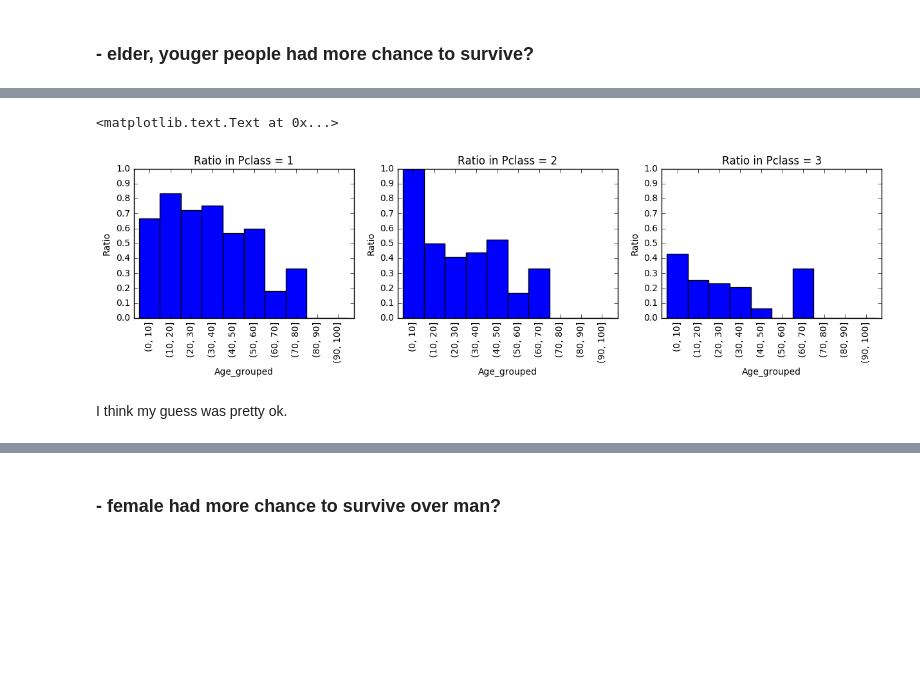
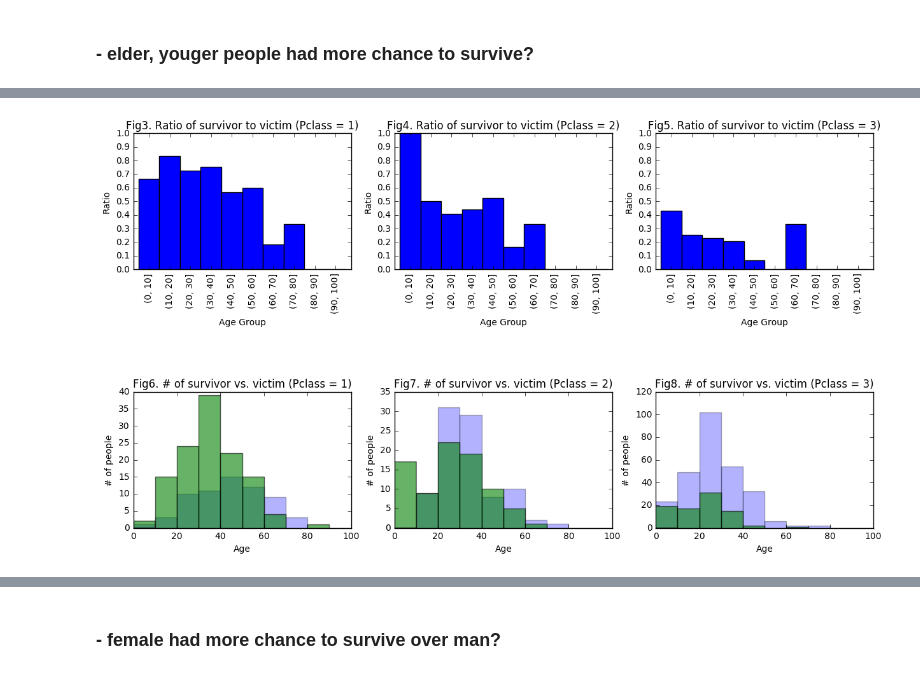
Before and after one commit to deep-diver/Data-Analysis-on-Titanic, a Jupyter notebook: titanic-analysis.ipynb, the cells around one changed output, grey strips where cells are left out. Cells and saved outputs as stored; diff of their text form; code cells hidden in the pictures; blank space fills up the shorter version.

```diff
--- a/titanic-analysis.ipynb
+++ b/titanic-analysis.ipynb
@@ -83,21 +83,22 @@ for key, value in groups:
     value = value.dropna()
 
     if key==0:
-        value.plot.hist(label='Not Survived', alpha=.3, ax=ax[0], bins=total_bin, range=(0, 100))
+        value.plot.hist(label='Victim', alpha=.3, ax=ax[0], bins=total_bin, range=(0, 100))
     else:
         value.plot.hist(label='Survived', alpha=.6, ax=ax[0], bins=total_bin, range=(0, 100))
 
-ax[0].set_title('# of survivor  vs.  victim in age')
+ax[0].set_title('Fig1. # of survivor vs. victim in age')
 ax[0].set_ylabel('# of people')
+ax[0].set_xlabel('Age')
 ax[0].legend()
 
 titanic_df["Age_grouped"] = pd.cut(titanic_df["Age"], range(0, 105, 10)).dropna()
 titanic_df.groupby("Age_grouped")["Survived"].mean().plot.bar(ax=ax[1], width=1.0)
 
-ax[1].set_title('Ratio of # of survivor to # of victim in age')
+ax[1].set_title('Fig2. Ratio of survivor to victim in age')
 ax[1].set_yticks(np.arange(0, 1.1, 0.1))
 ax[1].set_ylabel('Ratio')
+ax[1].set_xlabel('Age Groups')
 
-fig.subplots_adjust(right=1)
 plt.show()
 # %% [output]
@@ -114,31 +114,61 @@ I am curious if this trend is consistent for each class anyway, so...
 # %%
 groups = titanic_df.groupby(["Survived", "Pclass"])["Age"]
-fig, ax = plt.subplots(1, 3, figsize=(15, 3))
+fig, ax = plt.subplots(2, 3, figsize=(15, 8))
 
 titanic_df["Age_grouped"] = pd.cut(titanic_df["Age"], range(0, 105, 10)).dropna()
 class1 = titanic_df[titanic_df["Pclass"] == 1].groupby("Age_grouped")["Survived"].mean()
 class2 = titanic_df[titanic_df["Pclass"] == 2].groupby("Age_grouped")["Survived"].mean()
 class3 = titanic_df[titanic_df["Pclass"] == 3].groupby("Age_grouped")["Survived"].mean()
 
-class1.plot.bar(ax=ax[0], width=1.0)
-class2.plot.bar(ax=ax[1], width=1.0)
-class3.plot.bar(ax=ax[2], width=1.0)
+class1.plot.bar(ax=ax[0][0], width=1.0)
+class2.plot.bar(ax=ax[0][1], width=1.0)
+class3.plot.bar(ax=ax[0][2], width=1.0)
 
-ax[0].set_title('Ratio in Pclass = 1')
-ax[1].set_title('Ratio in Pclass = 2')
-ax[2].set_title('Ratio in Pclass = 3')
+ax[0][0].set_title('Fig3. Ratio of survivor to victim (Pclass = 1)')
+ax[0][1].set_title('Fig4. Ratio of survivor to victim (Pclass = 2)')
+ax[0][2].set_title('Fig5. Ratio of survivor to victim (Pclass = 3)')
 
-ax[0].set_yticks(np.arange(0, 1.1, 0.1))
-ax[1].set_yticks(np.arange(0, 1.1, 0.1))
-ax[2].set_yticks(np.arange(0, 1.1, 0.1))
+ax[0][0].set_yticks(np.arange(0, 1.1, 0.1))
+ax[0][1].set_yticks(np.arange(0, 1.1, 0.1))
+ax[0][2].set_yticks(np.arange(0, 1.1, 0.1))
 
-ax[0].set_ylabel('Ratio')
-ax[1].set_ylabel('Ratio')
-ax[2].set_ylabel('Ratio')
+ax[0][0].set_xlabel('Age Group')
+ax[0][1].set_xlabel('Age Group')
+ax[0][2].set_xlabel('Age Group')
 
-# plt.show()
+ax[0][0].set_ylabel('Ratio')
+ax[0][1].set_ylabel('Ratio')
+ax[0][2].set_ylabel('Ratio')
+
+for key, value in groups:
+    # remove NA data from the graph
+    value = value.dropna()
+
+    if key==(0, 1):
+        value.plot.hist(label='Victim', alpha=.3, ax=ax[1][0], bins=total_bin, range=(0, 100))
+    elif key==(0, 2):
+        value.plot.hist(label='Victim', alpha=.3, ax=ax[1][1], bins=total_bin, range=(0, 100))
+    elif key==(0, 3):
+        value.plot.hist(label='Victim', alpha=.3, ax=ax[1][2], bins=total_bin, range=(0, 100))
+    elif key==(1, 1):
+        value.plot.hist(label='Survived', alpha=.6, ax=ax[1][0], bins=total_bin, range=(0, 100))
+    elif key==(1, 2):
+        value.plot.hist(label='Survived', alpha=.6, ax=ax[1][1], bins=total_bin, range=(0, 100))
+    elif key==(1, 3):
+        value.plot.hist(label='Survived', alpha=.6, ax=ax[1][2], bins=total_bin, range=(0, 100))
+
+ax[1][0].set_title('Fig6. # of survivor vs. victim (Pclass = 1)')
+ax[1][1].set_title('Fig7. # of survivor vs. victim (Pclass = 2)')
+ax[1][2].set_title('Fig8. # of survivor vs. victim (Pclass = 3)')
+
+ax[1][0].set_xlabel('Age')
+ax[1][1].set_xlabel('Age')
+ax[1][2].set_xlabel('Age')
+
+ax[1][0].set_ylabel('# of people')
+ax[1][1].set_ylabel('# of people')
+ax[1][2].set_ylabel('# of people')
+
+fig.subplots_adjust(hspace=0.9)
 # %% [output]
-<matplotlib.text.Text at 0x...>
-[figure, old version]
+[figure, new version]
-# %% [markdown]
-I think my guess was pretty ok.
```
Also changed, not shown: parts of 10 cells of this notebook.
